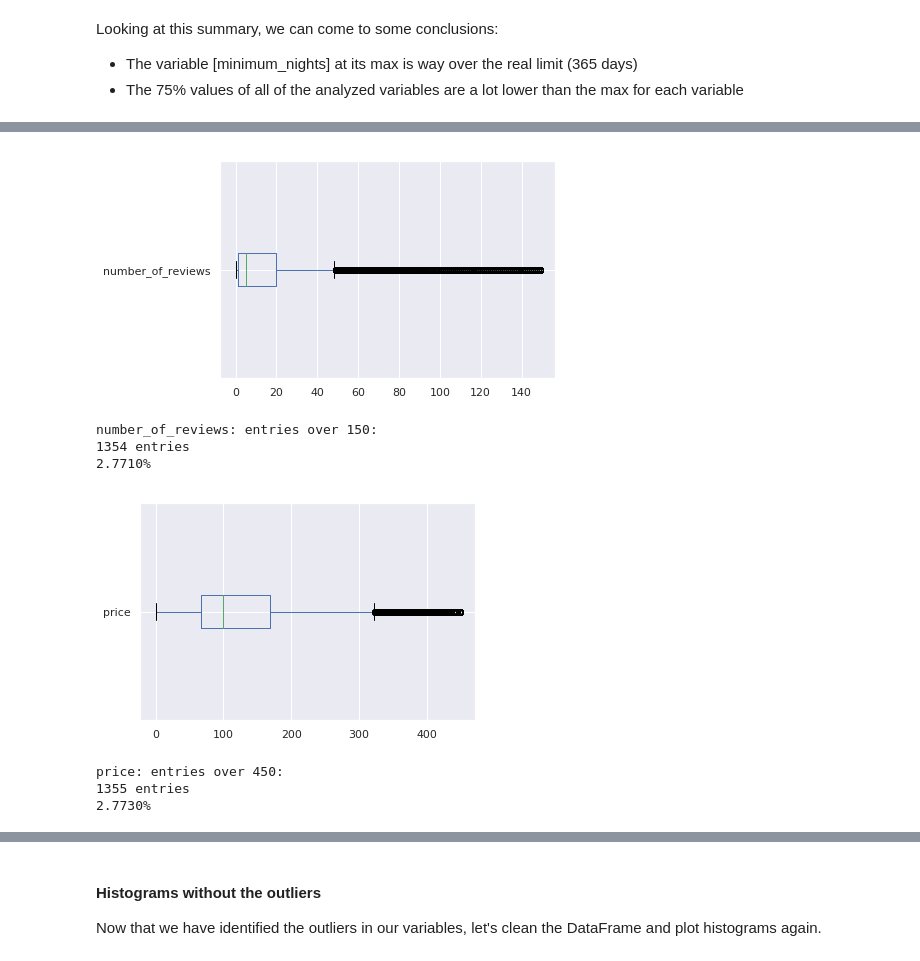
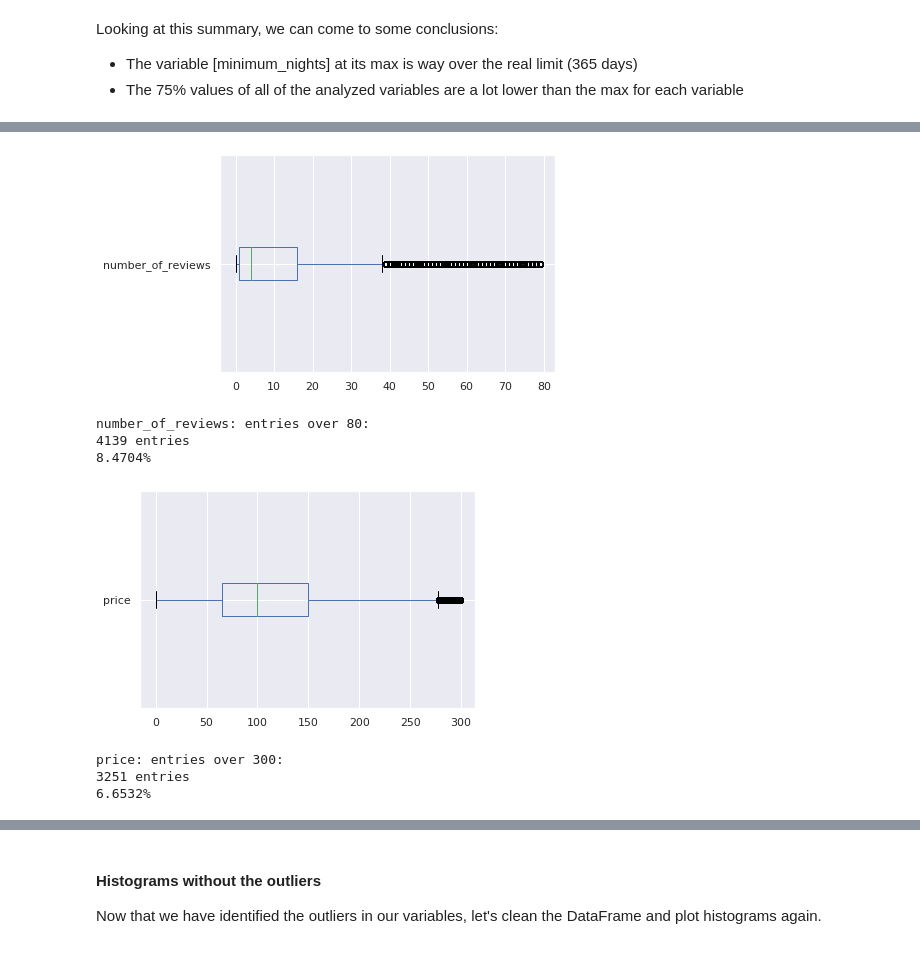
Before and after one commit to rafaelnduarte/Airbnb_Data_Analysis_NYC, a Jupyter notebook: Airbnb_Data_Analysis_Price_prediction_(XGBoost).ipynb, the cells around one changed output, grey strips where cells are left out. Drawn from its saved outputs; the diff is of its cells as text; code cells hidden in the pictures.

```diff
--- a/Airbnb_Data_Analysis_Price_prediction_(XGBoost).ipynb
+++ b/Airbnb_Data_Analysis_Price_prediction_(XGBoost).ipynb
@@ -257,37 +284,37 @@ plt.show()
 
 fig, ax = plt.subplots()
 
-df.loc[df["number_of_reviews"] < 150].boxplot(['number_of_reviews'], vert=False, ax=ax)
+df.loc[df["number_of_reviews"] < 80].boxplot(['number_of_reviews'], vert=False, ax=ax)
 
 plt.show()
 
-# check entries over 150 for number_of_reviews
-print("number_of_reviews: entries over 150:")
-print("{} entries".format(len(df[df.number_of_reviews > 150])))
-print("{:.4f}%".format((len(df[df.number_of_reviews > 150]) / df.shape[0])*100))
+# check entries over 80 for number_of_reviews
+print("number_of_reviews: entries over 80:")
+print("{} entries".format(len(df[df.number_of_reviews > 80])))
+print("{:.4f}%".format((len(df[df.number_of_reviews > 80]) / df.shape[0])*100))
 # %% [output]
-[figure, old version]
+[figure, new version]
-number_of_reviews: entries over 150:
-1354 entries
-2.7710%
+number_of_reviews: entries over 80:
+4139 entries
+8.4704%
 # %%
 # boxplot for price
 
 fig, ax = plt.subplots()
 
-df.loc[df["price"] < 450].boxplot(['price'], vert=False, ax=ax)
+df.loc[df["price"] < 300].boxplot(['price'], vert=False, ax=ax)
 
 plt.show()
 
-# check entries over price over 450
-print("price: entries over 450:")
-print("{} entries".format(len(df[df.price > 450])))
-print("{:.4f}%".format((len(df[df.price > 450]) / df.shape[0])*100))
+# check entries over price over 300
+print("price: entries over 300:")
+print("{} entries".format(len(df[df.price > 300])))
+print("{:.4f}%".format((len(df[df.price > 300]) / df.shape[0])*100))
 # %% [output]
-[figure, old version]
+[figure, new version]
-price: entries over 450:
-1355 entries
-2.7730%
+price: entries over 300:
+3251 entries
+6.6532%
 # %%
 # boxplot for reviews_per_month
 
```
Also changed, not shown: parts of 31 cells of this notebook.
